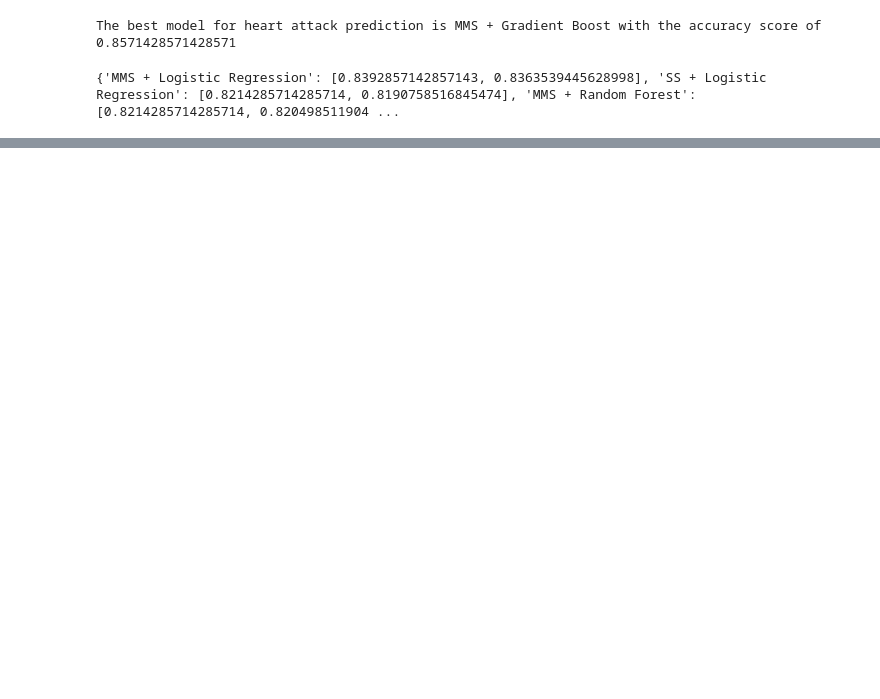
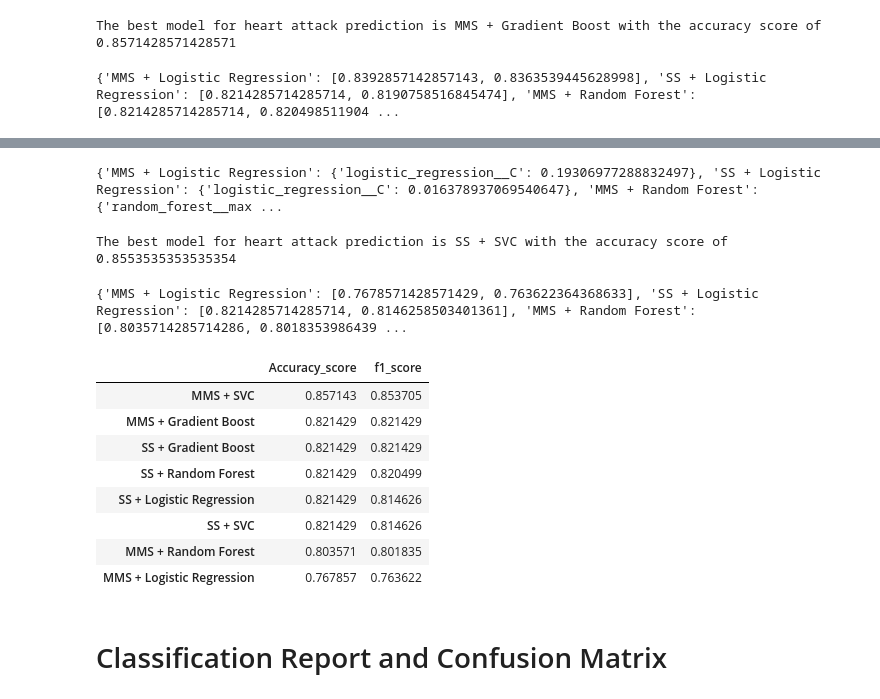
Before and after one commit to M-ImranIsmael/Supervised-Learning, a Jupyter notebook: heart.ipynb, the cells around one changed output, grey strips where cells are left out. Drawn from its saved outputs; the diff is of its cells as text; code cells hidden in the pictures; blank space fills up the shorter version.

```diff
--- a/heart.ipynb
+++ b/heart.ipynb
@@ -501,0 +525,30 @@ model_comparison_df.style.background_gradient(cmap='GnBu')
+# %%
+print(best_params)
+# %% [output]
+{'MMS + Logistic Regression': {'logistic_regression__C': 0.19306977288832497}, 'SS + Logistic Regression': {'logistic_regression__C': 0.016378937069540647}, 'MMS + Random Forest': {'random_forest__max ...
+# %%
+print('The best model for heart attack prediction is {} with the accuracy score of {}'.format(best_pipeline_ht, best_score_ht))
+# %% [output]
+The best model for heart attack prediction is SS + SVC with the accuracy score of 0.8553535353535354
+# %%
+print(pipe_dict_ht)
+# %% [output]
+{'MMS + Logistic Regression': [0.7678571428571429, 0.763622364368633], 'SS + Logistic Regression': [0.8214285714285714, 0.8146258503401361], 'MMS + Random Forest': [0.8035714285714286, 0.8018353986439 ...
+# %%
+# Converting pipe into DataFrame
+model_comparison_df_ht = pd.DataFrame.from_dict(pipe_dict_ht).T
+model_comparison_df_ht.columns = ['Accuracy_score', 'f1_score']
+model_comparison_df_ht.sort_values(['Accuracy_score', 'f1_score'], ascending = False, inplace=True)
+model_comparison_df_ht.style.background_gradient(cmap='viridis')
+# %% [output]
+|  | Accuracy_score | f1_score |
+| MMS + SVC | 0.857143 | 0.853705 |
+| MMS + Gradient Boost | 0.821429 | 0.821429 |
+| SS + Gradient Boost | 0.821429 | 0.821429 |
+| SS + Random Forest | 0.821429 | 0.820499 |
+| SS + Logistic Regression | 0.821429 | 0.814626 |
+| SS + SVC | 0.821429 | 0.814626 |
+| MMS + Random Forest | 0.803571 | 0.801835 |
+| MMS + Logistic Regression | 0.767857 | 0.763622 |
+# %% [markdown]
+# Classification Report and Confusion Matrix
```
Also changed, not shown: parts of 40 cells of this notebook.
